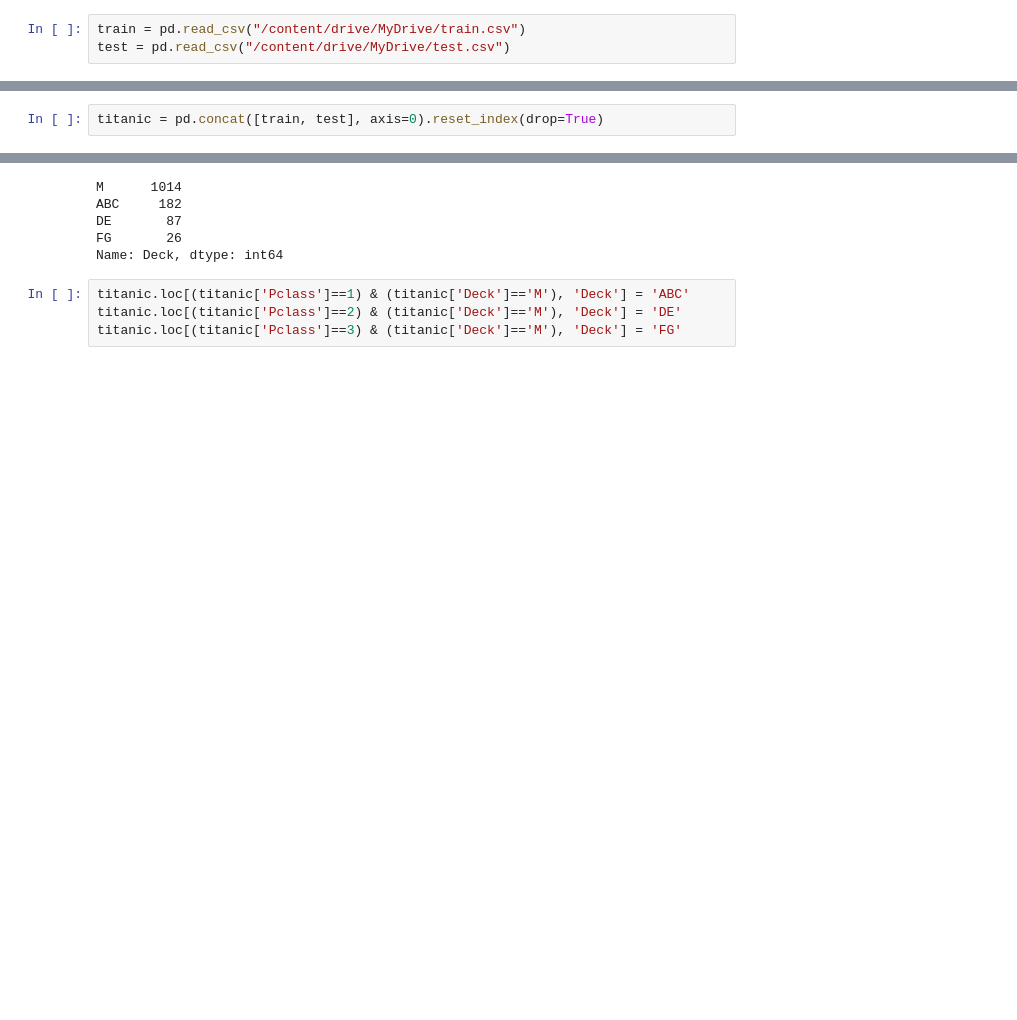
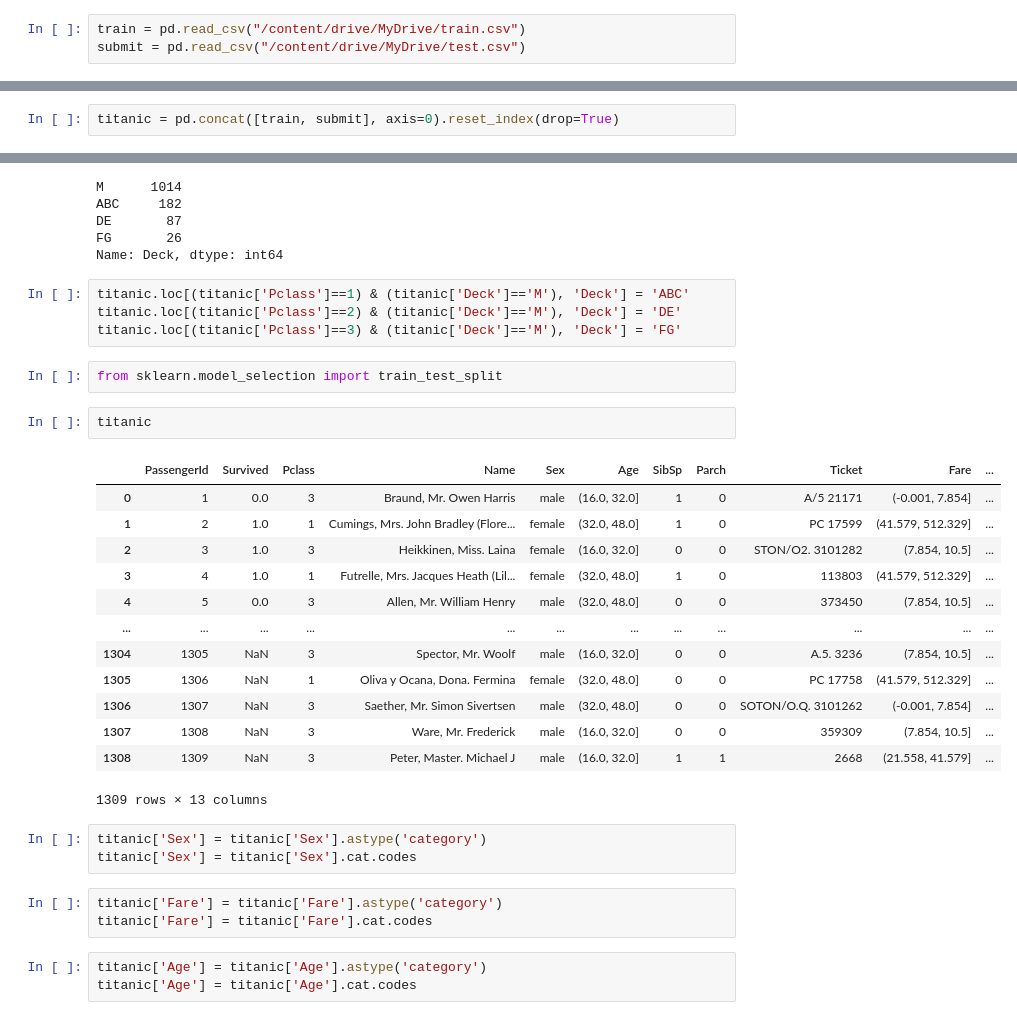
Before and after one commit to LEE-SANG-HYUK/Titanic, a Jupyter notebook: titanic_4.ipynb, the cells around one changed output, grey strips where cells are left out. Cells and saved outputs as stored; diff of their text form; blank space fills up the shorter version.

```diff
--- a/titanic_4.ipynb
+++ b/titanic_4.ipynb
@@ -24,7 +25,7 @@ from sklearn.ensemble import (RandomForestClassifier, AdaBoostClassifier,
 from sklearn.svm import SVC
 # %%
 train = pd.read_csv("/content/drive/MyDrive/train.csv")
-test = pd.read_csv("/content/drive/MyDrive/test.csv")
+submit = pd.read_csv("/content/drive/MyDrive/test.csv")
 # %%
 train.head()
 # %% [output]
@@ -39,5 +40,5 @@ full_data = [train, test]
 # %%
-titanic = pd.concat([train, test], axis=0).reset_index(drop=True)
+titanic = pd.concat([train, submit], axis=0).reset_index(drop=True)
 # %% [markdown]
 1.Age
 # %%
@@ -136,3 +182,30 @@ Name: Deck, dtype: int64
 titanic.loc[(titanic['Pclass']==1) & (titanic['Deck']=='M'), 'Deck'] = 'ABC'
 titanic.loc[(titanic['Pclass']==2) & (titanic['Deck']=='M'), 'Deck'] = 'DE'
 titanic.loc[(titanic['Pclass']==3) & (titanic['Deck']=='M'), 'Deck'] = 'FG'
+# %%
+from sklearn.model_selection import train_test_split
+# %%
+titanic
+# %% [output]
+|  | PassengerId | Survived | Pclass | Name | Sex | Age | SibSp | Parch | Ticket | Fare | ... |
+| 0 | 1 | 0.0 | 3 | Braund, Mr. Owen Harris | male | (16.0, 32.0] | 1 | 0 | A/5 21171 | (-0.001, 7.854] | ... |
+| 1 | 2 | 1.0 | 1 | Cumings, Mrs. John Bradley (Flore... | female | (32.0, 48.0] | 1 | 0 | PC 17599 | (41.579, 512.329] | ... |
+| 2 | 3 | 1.0 | 3 | Heikkinen, Miss. Laina | female | (16.0, 32.0] | 0 | 0 | STON/O2. 3101282 | (7.854, 10.5] | ... |
+| 3 | 4 | 1.0 | 1 | Futrelle, Mrs. Jacques Heath (Lil... | female | (32.0, 48.0] | 1 | 0 | 113803 | (41.579, 512.329] | ... |
+| 4 | 5 | 0.0 | 3 | Allen, Mr. William Henry | male | (32.0, 48.0] | 0 | 0 | 373450 | (7.854, 10.5] | ... |
+| ... | ... | ... | ... | ... | ... | ... | ... | ... | ... | ... | ... |
+| 1304 | 1305 | NaN | 3 | Spector, Mr. Woolf | male | (16.0, 32.0] | 0 | 0 | A.5. 3236 | (7.854, 10.5] | ... |
+| 1305 | 1306 | NaN | 1 | Oliva y Ocana, Dona. Fermina | female | (32.0, 48.0] | 0 | 0 | PC 17758 | (41.579, 512.329] | ... |
+| 1306 | 1307 | NaN | 3 | Saether, Mr. Simon Sivertsen | male | (32.0, 48.0] | 0 | 0 | SOTON/O.Q. 3101262 | (-0.001, 7.854] | ... |
+| 1307 | 1308 | NaN | 3 | Ware, Mr. Frederick | male | (16.0, 32.0] | 0 | 0 | 359309 | (7.854, 10.5] | ... |
+| 1308 | 1309 | NaN | 3 | Peter, Master. Michael J | male | (16.0, 32.0] | 1 | 1 | 2668 | (21.558, 41.579] | ... |
+1309 rows × 13 columns
+# %%
+titanic['Sex'] = titanic['Sex'].astype('category')
+titanic['Sex'] = titanic['Sex'].cat.codes
+# %%
+titanic['Fare'] = titanic['Fare'].astype('category')
+titanic['Fare'] = titanic['Fare'].cat.codes
+# %%
+titanic['Age'] = titanic['Age'].astype('category')
+titanic['Age'] = titanic['Age'].cat.codes
```
Also changed, not shown: parts of 48 cells of this notebook.
